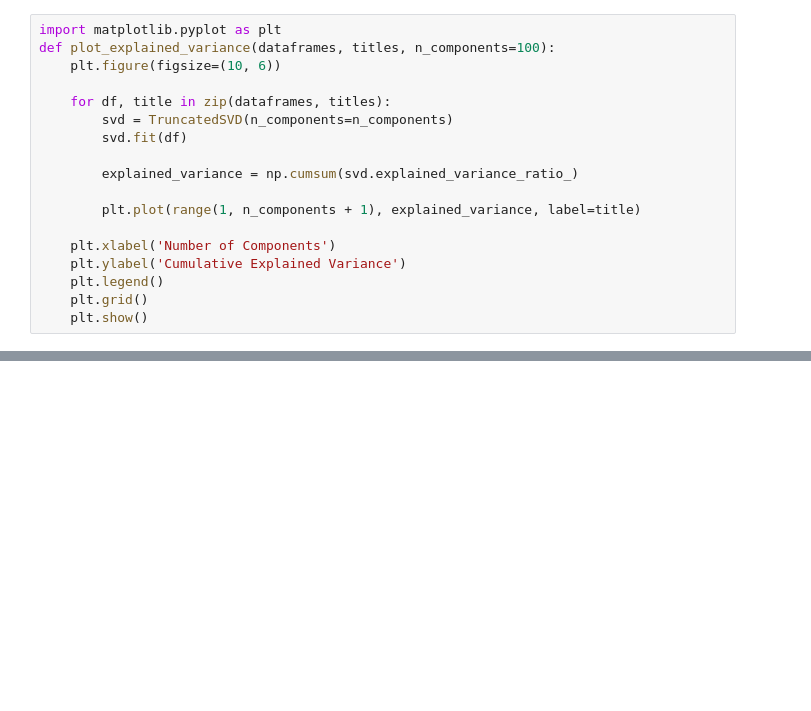
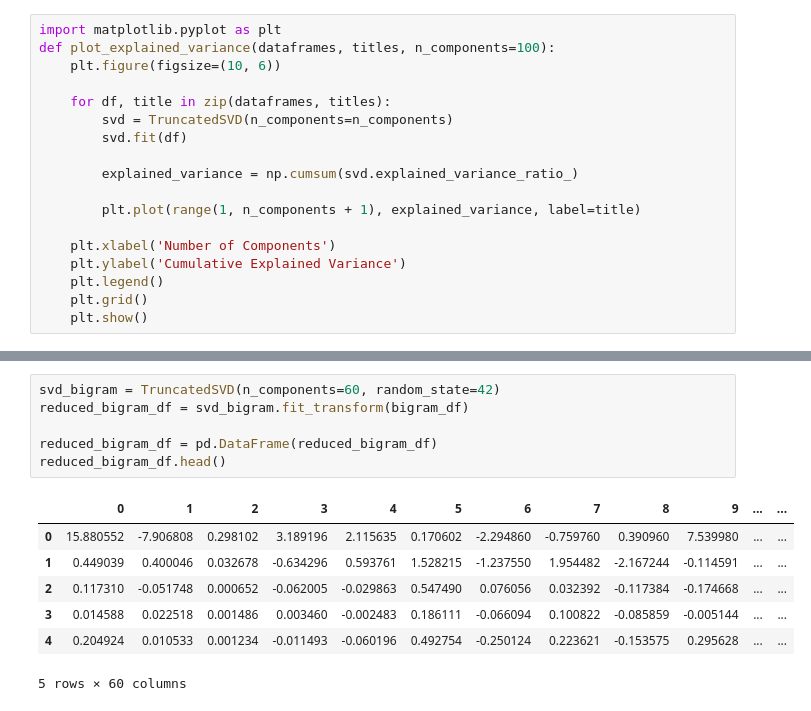
Before and after one commit to Matin-M/DTM-Predictor, a Jupyter notebook: Preprocessing/dimentionality_reduction.ipynb, the cells around one changed output, grey strips where cells are left out. Saved outputs shown, nothing was run; the diff lists cells and outputs as text; blank space fills up the shorter version.

```diff
--- a/Preprocessing/dimentionality_reduction.ipynb
+++ b/Preprocessing/dimentionality_reduction.ipynb
@@ -59,0 +98,14 @@ plot_explained_variance([term_df], ['Unigrams'])
+# %%
+svd_bigram = TruncatedSVD(n_components=60, random_state=42)
+reduced_bigram_df = svd_bigram.fit_transform(bigram_df)
+
+reduced_bigram_df = pd.DataFrame(reduced_bigram_df)
+reduced_bigram_df.head()
+# %% [output]
+|  | 0 | 1 | 2 | 3 | 4 | 5 | 6 | 7 | 8 | 9 | ... | ... |
+| 0 | 15.880552 | -7.906808 | 0.298102 | 3.189196 | 2.115635 | 0.170602 | -2.294860 | -0.759760 | 0.390960 | 7.539980 | ... | ... |
+| 1 | 0.449039 | 0.400046 | 0.032678 | -0.634296 | 0.593761 | 1.528215 | -1.237550 | 1.954482 | -2.167244 | -0.114591 | ... | ... |
+| 2 | 0.117310 | -0.051748 | 0.000652 | -0.062005 | -0.029863 | 0.547490 | 0.076056 | 0.032392 | -0.117384 | -0.174668 | ... | ... |
+| 3 | 0.014588 | 0.022518 | 0.001486 | 0.003460 | -0.002483 | 0.186111 | -0.066094 | 0.100822 | -0.085859 | -0.005144 | ... | ... |
+| 4 | 0.204924 | 0.010533 | 0.001234 | -0.011493 | -0.060196 | 0.492754 | -0.250124 | 0.223621 | -0.153575 | 0.295628 | ... | ... |
+5 rows × 60 columns
```
Also changed, not shown: parts of 9 cells of this notebook, 1 other file.
